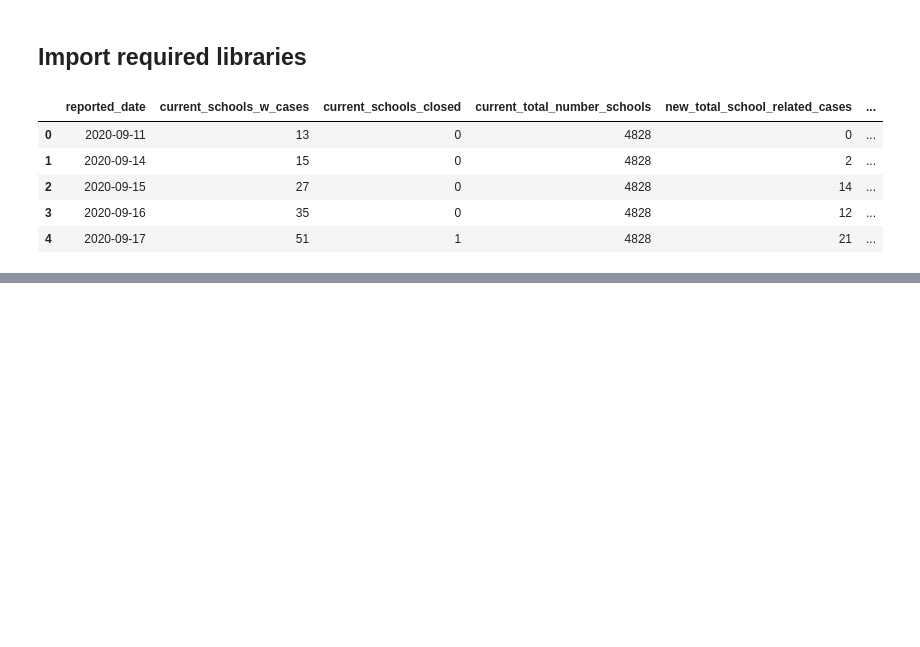
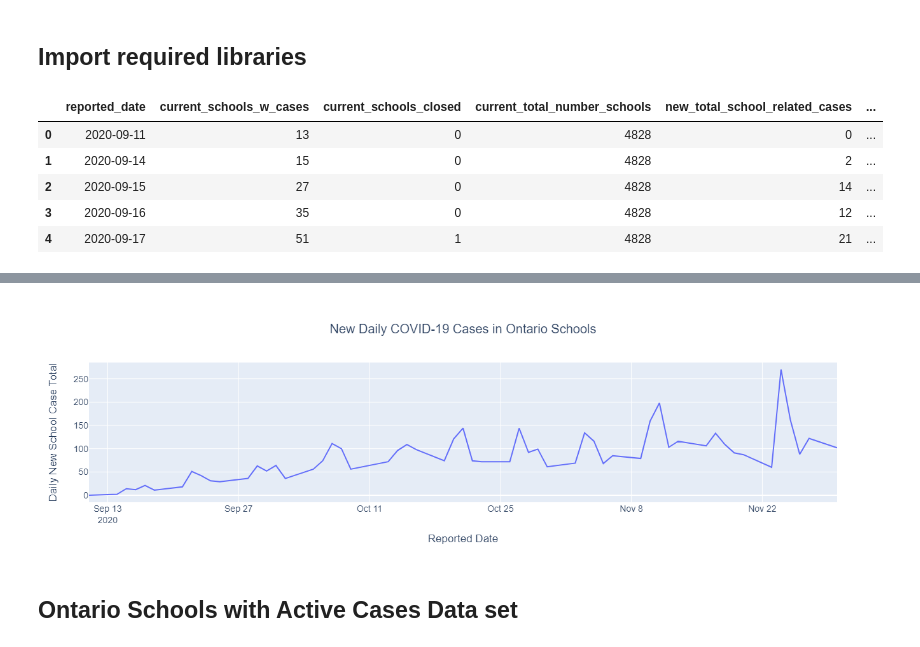
Before and after one commit to Peterstangolis/ontario_schools_covid19_analysis, a Jupyter notebook: Dash-Plotly_ONT_school_covid19_dashboard.ipynb, the cells around one changed output, grey strips where cells are left out. Saved outputs shown, nothing was run; the diff lists cells and outputs as text; code cells hidden in the pictures; blank space fills up the shorter version.

```diff
--- a/Dash-Plotly_ONT_school_covid19_dashboard.ipynb
+++ b/Dash-Plotly_ONT_school_covid19_dashboard.ipynb
@@ -181,0 +182,4 @@ Dash is running on http://127.0.0.1:8050/
+# %%
+url = "https://data.ontario.ca/dataset/b1fef838-8784-4338-8ef9-ae7cfd405b41/resource/7fbdbb48-d074-45d9-93cb-f7de58950418/download/schoolcovidsummary.csv"
+df_sum = pd.read_csv(url)
+df_sum.head()
@@ -181,0 +197,22 @@ Dash is running on http://127.0.0.1:8050/
+# %%
+fig = go.Figure([go.Scatter(x=df_sum.reported_date, y=df_sum.new_total_school_related_cases)])
+fig.update_layout(
+    width = 600, height = 400,
+    xaxis_title = "Reported Date",
+    yaxis_title = "Daily New School Case Total",
+    title={
+        'text' : "New Daily COVID-19 Cases in Ontario Schools",
+        'y' : 0.9,
+        'x' : 0.5,
+        'xanchor': 'center',
+        'yanchor': 'top'
+        },
+    font=dict(
+        family = 'Arial',
+        size = 14
+        ))
+fig.show()
+# %% [output]
+[figure, added]
+# %% [markdown]
+## Ontario Schools with Active Cases Data set
```
Also changed, not shown: parts of 35 cells of this notebook, 7 other files.
